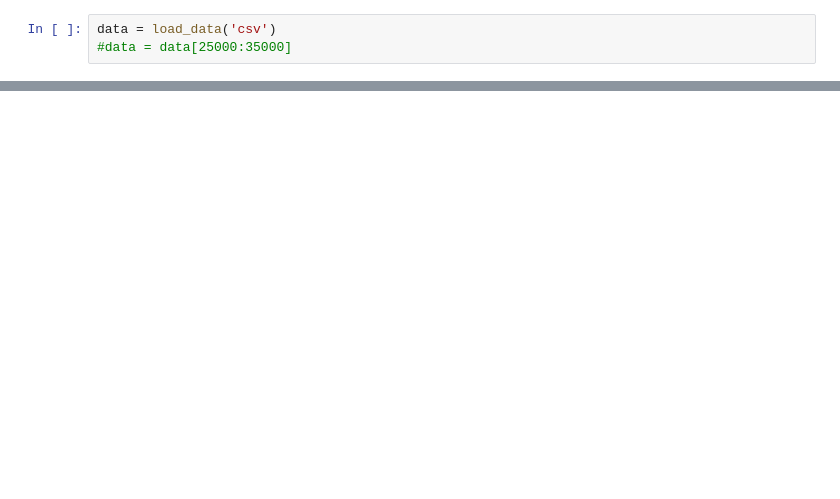
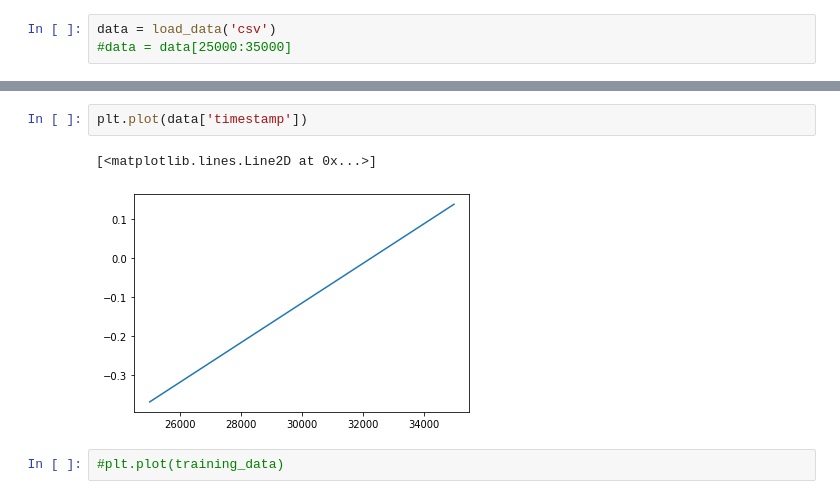
Before and after one commit to ChrisMott97/Structural-Health-Monitoring-Group-Project, a Jupyter notebook: auto-encoder/auto_encoder.ipynb, the cells around one changed output, grey strips where cells are left out. Cells and saved outputs as stored; diff of their text form; blank space fills up the shorter version.

```diff
--- a/auto-encoder/auto_encoder.ipynb
+++ b/auto-encoder/auto_encoder.ipynb
@@ -77,0 +82,7 @@ training_data = create_training_data(xl)
+# %%
+plt.plot(data['timestamp'])
+# %% [output]
+[<matplotlib.lines.Line2D at 0x...>]
+[figure, added]
+# %%
+#plt.plot(training_data)
```
Also changed, not shown: parts of 29 cells of this notebook, 47 other files.
